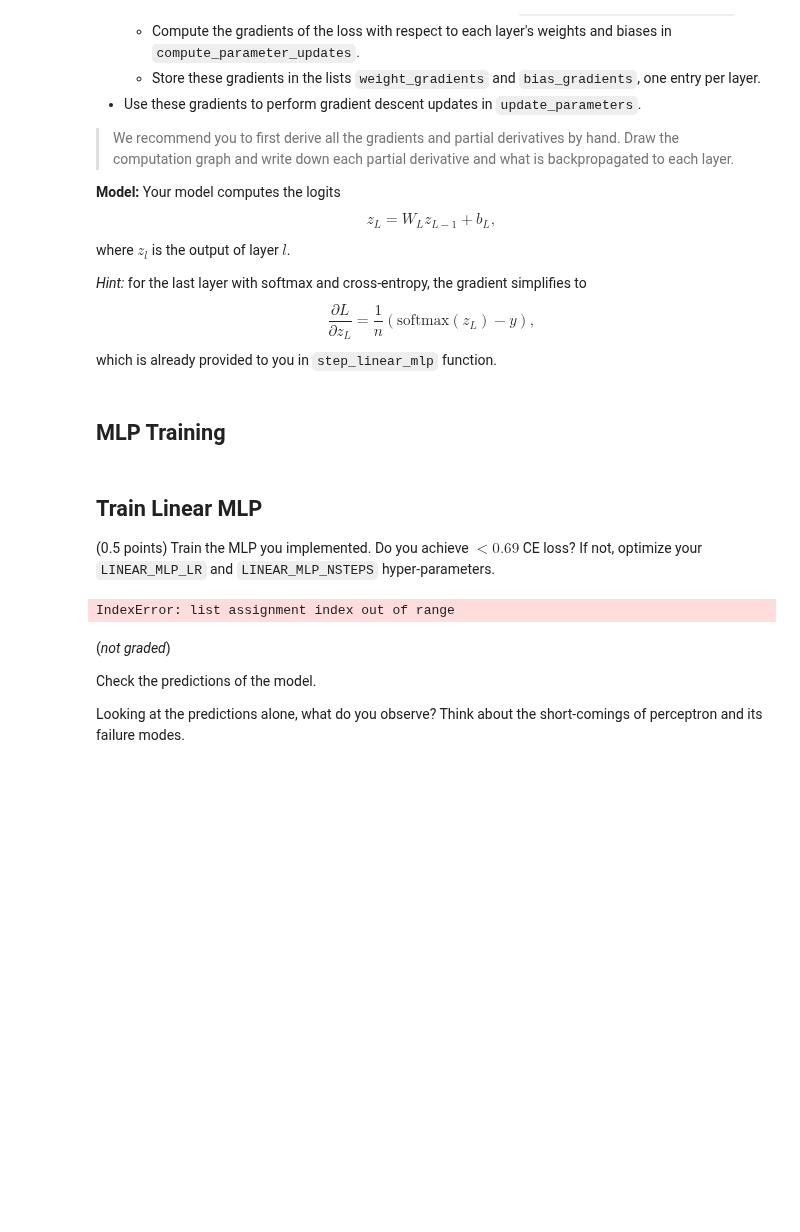
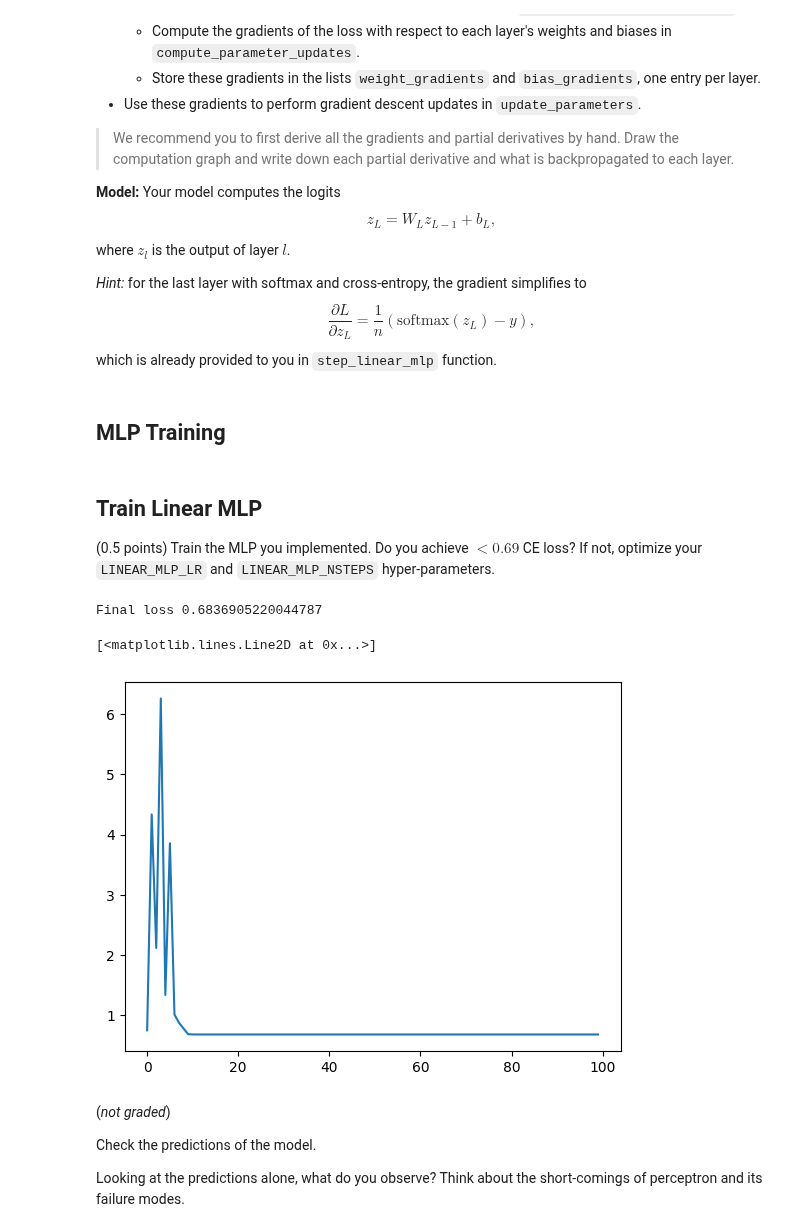
Before and after one commit to AfraAd/CSC413-Homeworks, a Jupyter notebook: Fall25_HW2_MLP.ipynb, the cells around one changed output. Cells and saved outputs as stored; diff of their text form; code cells hidden in the pictures; blank space fills up the shorter version.

```diff
--- a/Fall25_HW2_MLP.ipynb
+++ b/Fall25_HW2_MLP.ipynb
@@ -282,11 +282,13 @@ def compute_partial_derivatives(network: LinearMLP, cost_partials: List[np.typin
     ## Hint: Cost partials: d z_l / d z_{l-1}
     ## Hint: Make sure to iterate network layers in the reversed order, i.e. starting from the last layer
     ## Your Code, 0.5 points
-    delta_prev = cost_partials
-    cost_partials = []
+    delta_prev = cost_partials[0]
+    cost_partials.clear()
+    cost_partials.append(delta_prev)
     for idx, layer in enumerate(reversed(network.layers)):
-        cost_partials.append(layer.weights.T @ delta_prev)
-        delta_prev = cost_partials[idx]
+        delta = layer.weights.T @ delta_prev
+        cost_partials.append(delta)
+        delta_prev = delta
     ##########################################
 
     cost_partials.reverse()
@@ -302,13 +304,13 @@ def compute_parameter_updates(cost_partials: List[np.typing.ArrayLike], layer_ou
     ## Total: 0.8 points
     ## TODO: Compute weight gradient
     ## Your Code
-    for cost_partial, layer_output in zip(cost_partials, layer_outputs):
+    for cost_partial, layer_output in zip(cost_partials[1:], layer_outputs[:-1]): # Exclude the input layer from layer_outputs
         weight_gradients.append(cost_partial @ layer_output.T)
 
     ##########################################
     ## TODO: Compute bias gradient
     ## Your Code
-    for cost_partial in cost_partials:
+    for cost_partial in cost_partials[1:]: # Exclude the gradient from the loss
         bias_gradients.append(np.sum(cost_partial, axis=1, keepdims=True))
 
     ##########################################
@@ -353,35 +355,37 @@ def step_network(network, inputs, targets, learning_rate) -> float:
     # compute updates
     weight_gradients, bias_gradients = compute_parameter_updates(cost_partials, layer_outputs)
     # perform updates
     update_parameters(network, weight_gradients, bias_gradients, learning_rate)
     return loss
 
 
 def train_linear_mlp(mlp, learning_rate: float, n_iterations: int, inputs:np.typing.ArrayLike, targets:np.typing.ArrayLike) -> List[float]:
     losses = []
     for _ in range(n_iterations):
         loss = step_network(mlp, inputs, targets, learning_rate)
         losses.append(loss)
     return losses
 
 
 inputs = flower_X.T
 targets = flower_y
 from sklearn.preprocessing import OneHotEncoder
 
 targets = OneHotEncoder().fit_transform(targets).toarray().T
 np.random.seed(SEED)
 linear_mlp = LinearMLP([2, 8, NUM_CLASSES])
 ##########################################
 ## TODO: find correct hyper-parameters
-LINEAR_MLP_LR = 1
+LINEAR_MLP_LR = 2
 LINEAR_MLP_NSTEPS = 100
 ##########################################
 losses = train_linear_mlp(linear_mlp, LINEAR_MLP_LR, LINEAR_MLP_NSTEPS, inputs, targets)
 print(f"Final loss {losses[-1]}")
 plt.plot(losses)
 # %% [output]
-IndexError: list assignment index out of range
+Final loss 0.6836905220044787
+[<matplotlib.lines.Line2D at 0x...>]
+[figure, added]
 # %% [markdown]
 (*not graded*)
 
```
Also changed, not shown: parts of 6 cells of this notebook.
